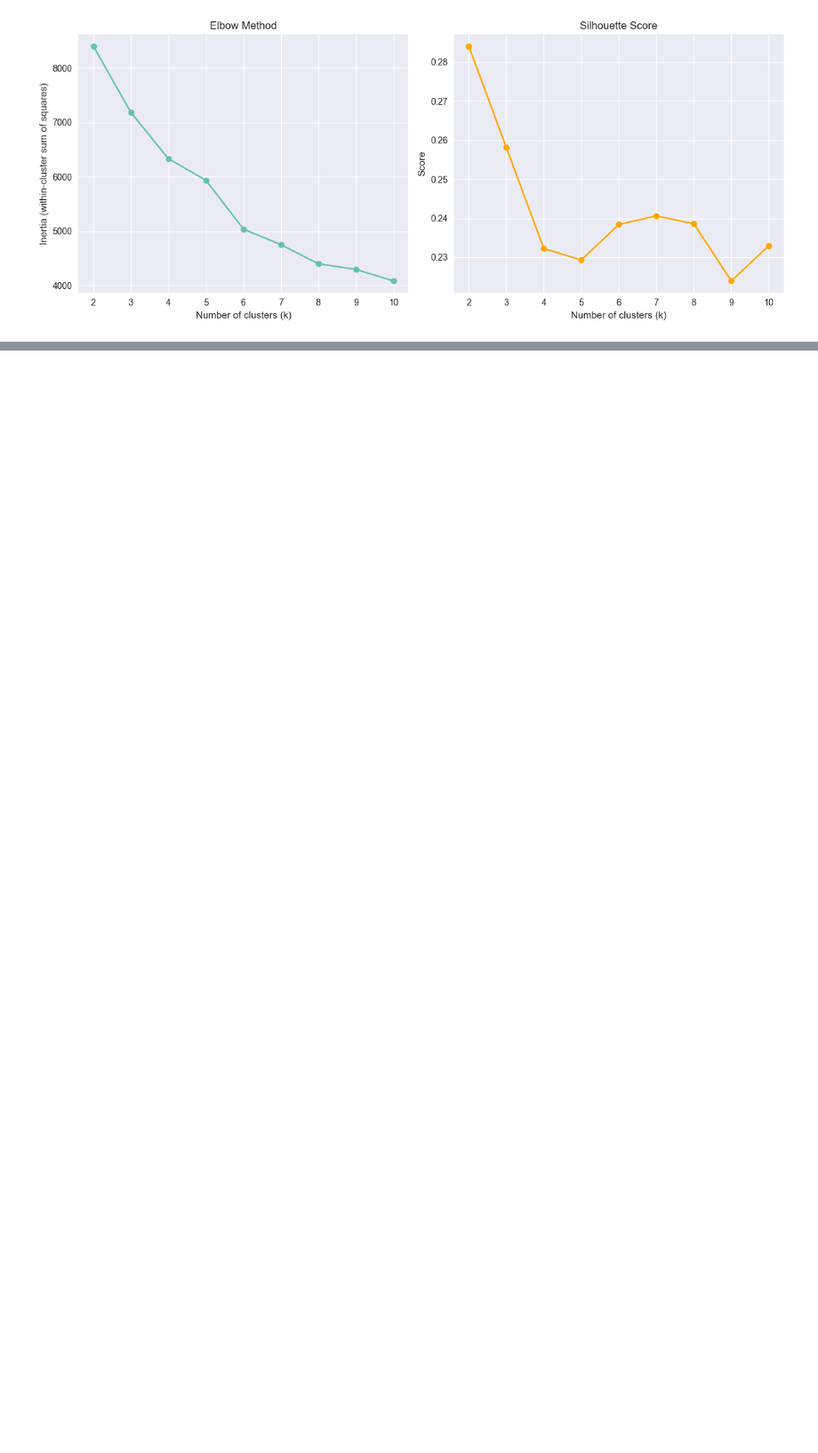
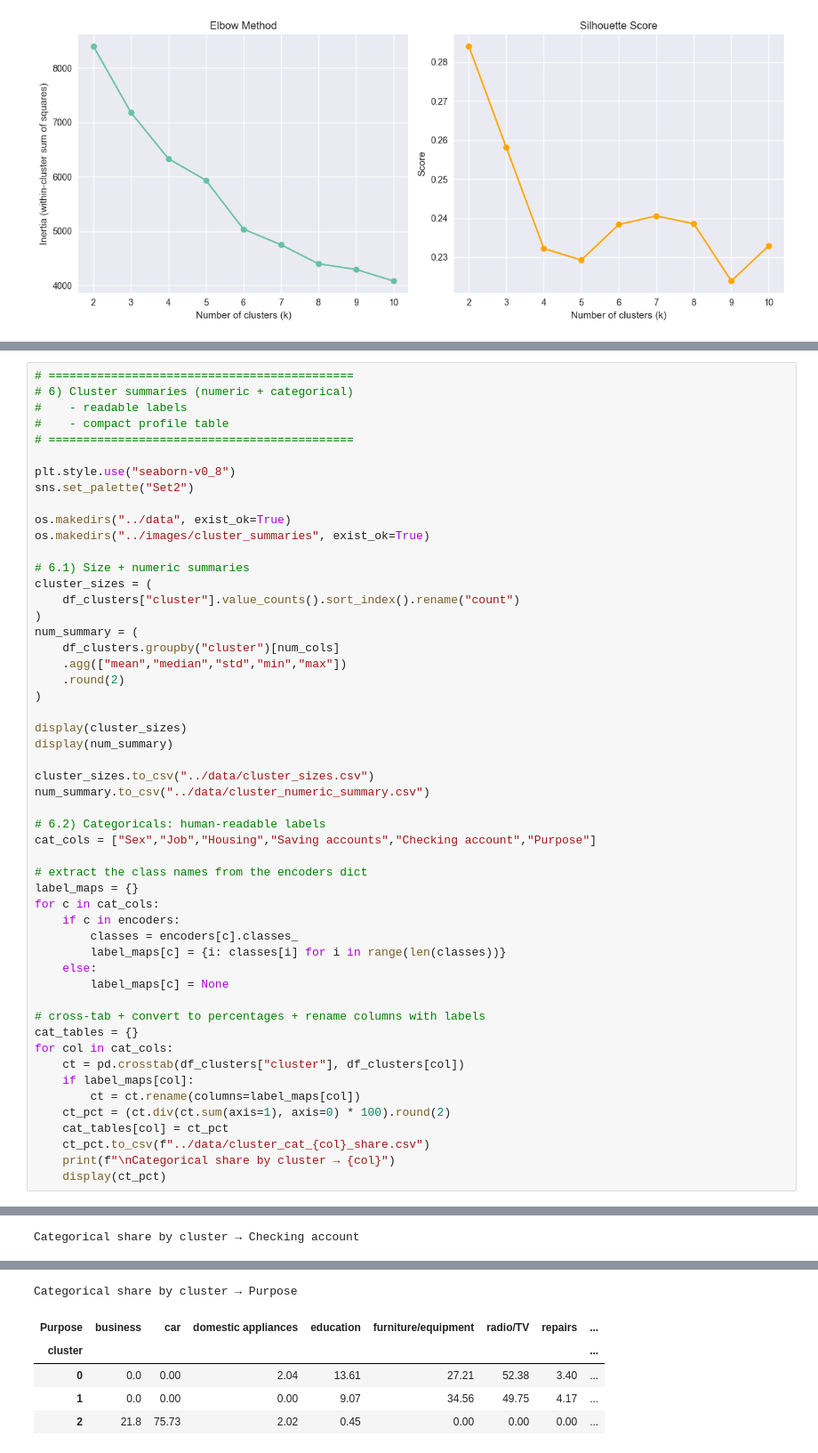
Before and after one commit to EmreKaratas1/CreditWise, a Jupyter notebook: notebooks/03_Clustering.ipynb, the cells around one changed output, grey strips where cells are left out. Shown: that part at 89% size. Saved outputs shown, nothing was run; the diff lists cells and outputs as text; blank space fills up the shorter version.

```diff
--- a/notebooks/03_Clustering.ipynb
+++ b/notebooks/03_Clustering.ipynb
@@ -308,0 +198,53 @@ Categorical share by cluster → Checking account
+# %%
+# ============================================
+# 6) Cluster summaries (numeric + categorical)
+#    - readable labels
+#    - compact profile table
+# ============================================
+
+plt.style.use("seaborn-v0_8")
+sns.set_palette("Set2")
+
+os.makedirs("../data", exist_ok=True)
+os.makedirs("../images/cluster_summaries", exist_ok=True)
+
+# 6.1) Size + numeric summaries
+cluster_sizes = (
+    df_clusters["cluster"].value_counts().sort_index().rename("count")
+)
+num_summary = (
+    df_clusters.groupby("cluster")[num_cols]
+    .agg(["mean","median","std","min","max"])
+    .round(2)
+)
+
+display(cluster_sizes)
+display(num_summary)
+
+cluster_sizes.to_csv("../data/cluster_sizes.csv")
+num_summary.to_csv("../data/cluster_numeric_summary.csv")
+
+# 6.2) Categoricals: human-readable labels
+cat_cols = ["Sex","Job","Housing","Saving accounts","Checking account","Purpose"]
+
+# extract the class names from the encoders dict
+label_maps = {}
+for c in cat_cols:
+    if c in encoders:
+        classes = encoders[c].classes_
+        label_maps[c] = {i: classes[i] for i in range(len(classes))}
+    else:
+        label_maps[c] = None
+
+# cross-tab + convert to percentages + rename columns with labels
+cat_tables = {}
+for col in cat_cols:
+    ct = pd.crosstab(df_clusters["cluster"], df_clusters[col])
+    if label_maps[col]:
+        ct = ct.rename(columns=label_maps[col])
+    ct_pct = (ct.div(ct.sum(axis=1), axis=0) * 100).round(2)
+    cat_tables[col] = ct_pct
+    ct_pct.to_csv(f"../data/cluster_cat_{col}_share.csv")
+    print(f"\nCategorical share by cluster → {col}")
+    display(ct_pct)
+# %% [output]
@@ -308,0 +286 @@ Categorical share by cluster → Checking account
+Categorical share by cluster → Checking account
@@ -308,0 +292,6 @@ Categorical share by cluster → Checking account
+Categorical share by cluster → Purpose
+| Purpose | business | car | domestic appliances | education | furniture/equipment | radio/TV | repairs | ... |
+| cluster |  |  |  |  |  |  |  | ... |
+| 0 | 0.0 | 0.00 | 2.04 | 13.61 | 27.21 | 52.38 | 3.40 | ... |
+| 1 | 0.0 | 0.00 | 0.00 | 9.07 | 34.56 | 49.75 | 4.17 | ... |
+| 2 | 21.8 | 75.73 | 2.02 | 0.45 | 0.00 | 0.00 | 0.00 | ... |
```
Also changed, not shown: parts of 13 cells of this notebook, 11 other files.
